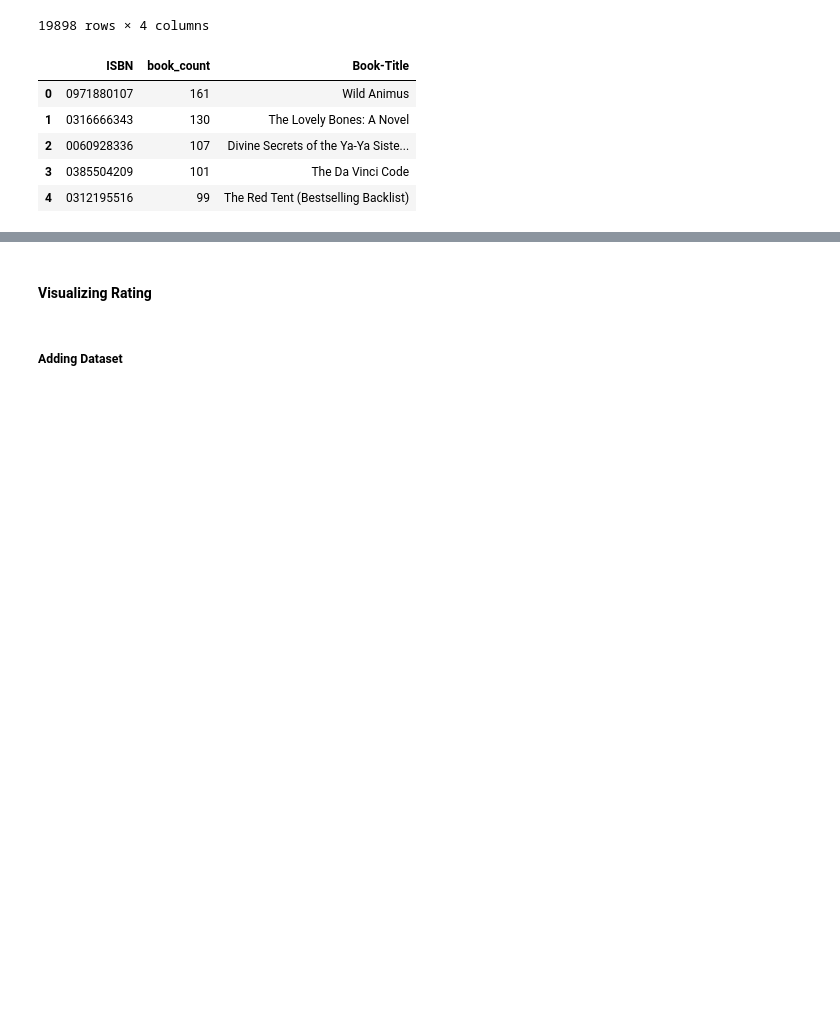
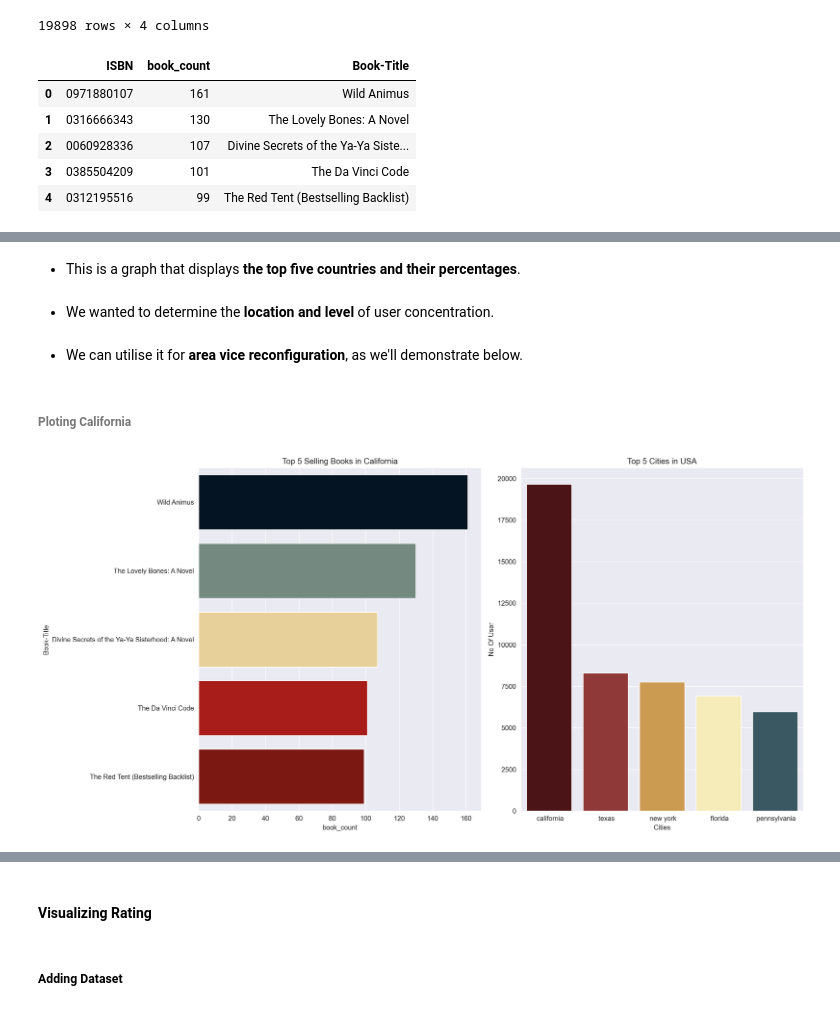
Before and after one commit to kunal-mallick/Book_Recommendation, a Jupyter notebook: Data Preprocessing & EDA/EDA.ipynb, the cells around one changed output, grey strips where cells are left out. Saved outputs shown, nothing was run; the diff lists cells and outputs as text; code cells hidden in the pictures; blank space fills up the shorter version.

```diff
--- a/Data Preprocessing & EDA/EDA.ipynb
+++ b/Data Preprocessing & EDA/EDA.ipynb
@@ -440,0 +681,30 @@ california_top_book
+# %% [markdown]
+- This is a graph that displays **the top five countries and their percentages**.
+# %% [markdown]
+- We wanted to determine the **location and level** of user concentration.
+# %% [markdown]
+- We can utilise it for **area vice reconfiguration**, as we'll demonstrate below.
+# %% [markdown]
+###### Ploting California
+# %%
+fig, ax = plt.subplots(ncols = 2)
+
+plt.setp(ax[1], title = 'Top 5 Cities in USA')
+plt.setp(ax[1], xlabel = 'Cities')
+plt.setp(ax[1], ylabel = 'No Of User')
+sns.barplot(x =user_loc[user_loc['country'] == ' usa'].iloc[:,2].value_counts().head(5).index,
+            y= user_loc[user_loc['country'] == ' usa'].iloc[:,2].value_counts().head(5).values,
+            ax = ax[1],
+            palette=['#540b0e','#9e2a2b','#e09f3e','#fff3b0','#335c67'])
+
+plt.setp(ax[0], title = 'Top 5 Selling Books in California')
+plt.setp(ax[0], xlabel = 'Book Title')
+plt.setp(ax[0], ylabel = '')
+sns.barplot(y = california_top_book['Book-Title'],
+            x = california_top_book['book_count'],
+            ax = ax[0],
+            palette=['#001427','#708d81','#f4d58d','#bf0603','#8d0801'])
+
+plt.tight_layout()
+# %% [output]
+[figure, added]
```
Also changed, not shown: parts of 62 cells of this notebook.
